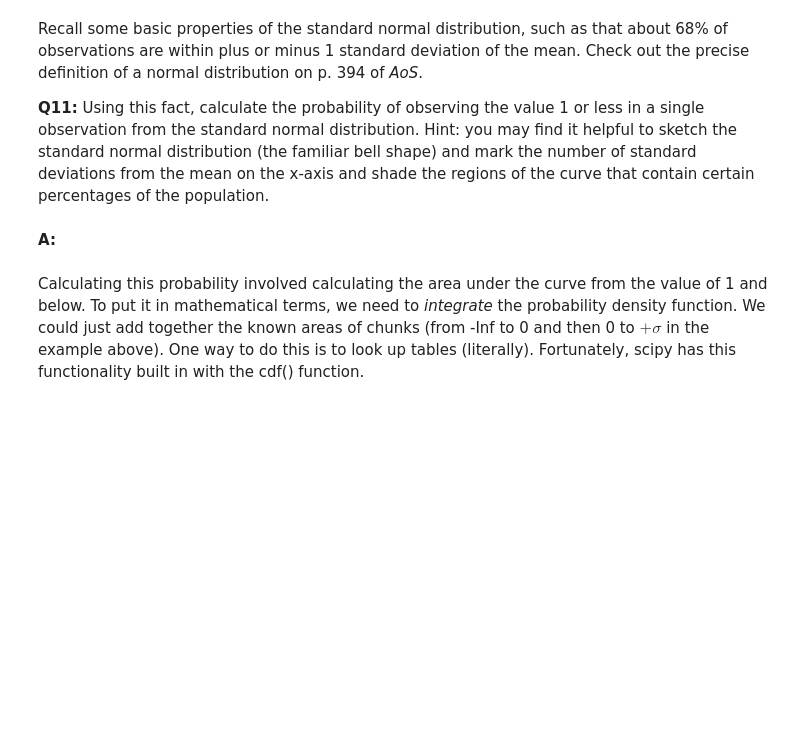
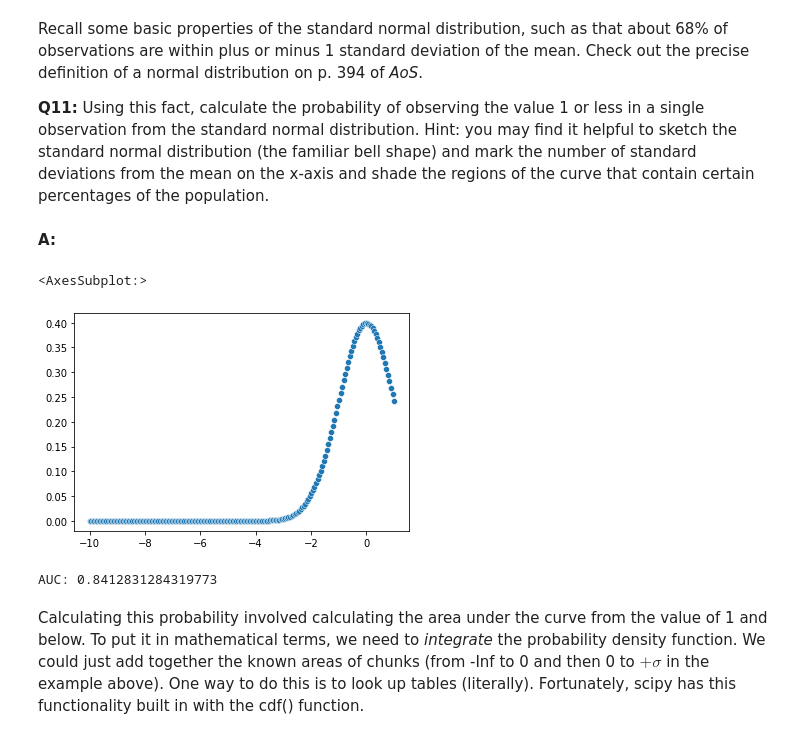
Before and after one commit to watchful-cluckets/springboard_dsci_career_track, a Jupyter notebook: unit_11_python_stats_eda/notebooks/frequentist_inference_case_study_part_a.ipynb, the cells around one changed output. Cells and saved outputs as stored; diff of their text form; code cells hidden in the pictures; blank space fills up the shorter version.

```diff
--- a/unit_11_python_stats_eda/notebooks/frequentist_inference_case_study_part_a.ipynb
+++ b/unit_11_python_stats_eda/notebooks/frequentist_inference_case_study_part_a.ipynb
@@ -200,6 +266,24 @@ Recall some basic properties of the standard normal distribution, such as that a
 __Q11:__ Using this fact, calculate the probability of observing the value 1 or less in a single observation from the standard normal distribution. Hint: you may find it helpful to sketch the standard normal distribution (the familiar bell shape) and mark the number of standard deviations from the mean on the x-axis and shade the regions of the curve that contain certain percentages of the population.
 # %% [markdown]
 __A:__
+# %%
+# estimate a probability density function up to 1
+import seaborn as sns
+
+x = np.linspace(-10, 1, 200)
+pdf = norm.pdf(x)
+sns.scatterplot(x=x, y=pdf)
+# %% [output]
+<AxesSubplot:>
+[figure, added]
+# %%
+# recall the for a PDF, area under the curve is the probability of that value...
+# area under curve...? AUC! Use sklearn to do a high-fidelity integration
+from sklearn.metrics import auc
+
+print(f"AUC: {auc(x,pdf)}")
+# %% [output]
+AUC: 0.8412831284319773
 # %% [markdown]
 Calculating this probability involved calculating the area under the curve from the value of 1 and below. To put it in mathematical terms, we need to *integrate* the probability density function. We could just add together the known areas of chunks (from -Inf to 0 and then 0 to $+\sigma$ in the example above). One way to do this is to look up tables (literally). Fortunately, scipy has this functionality built in with the cdf() function.
 # %% [markdown]
```
Also changed, not shown: parts of 32 cells of this notebook.
